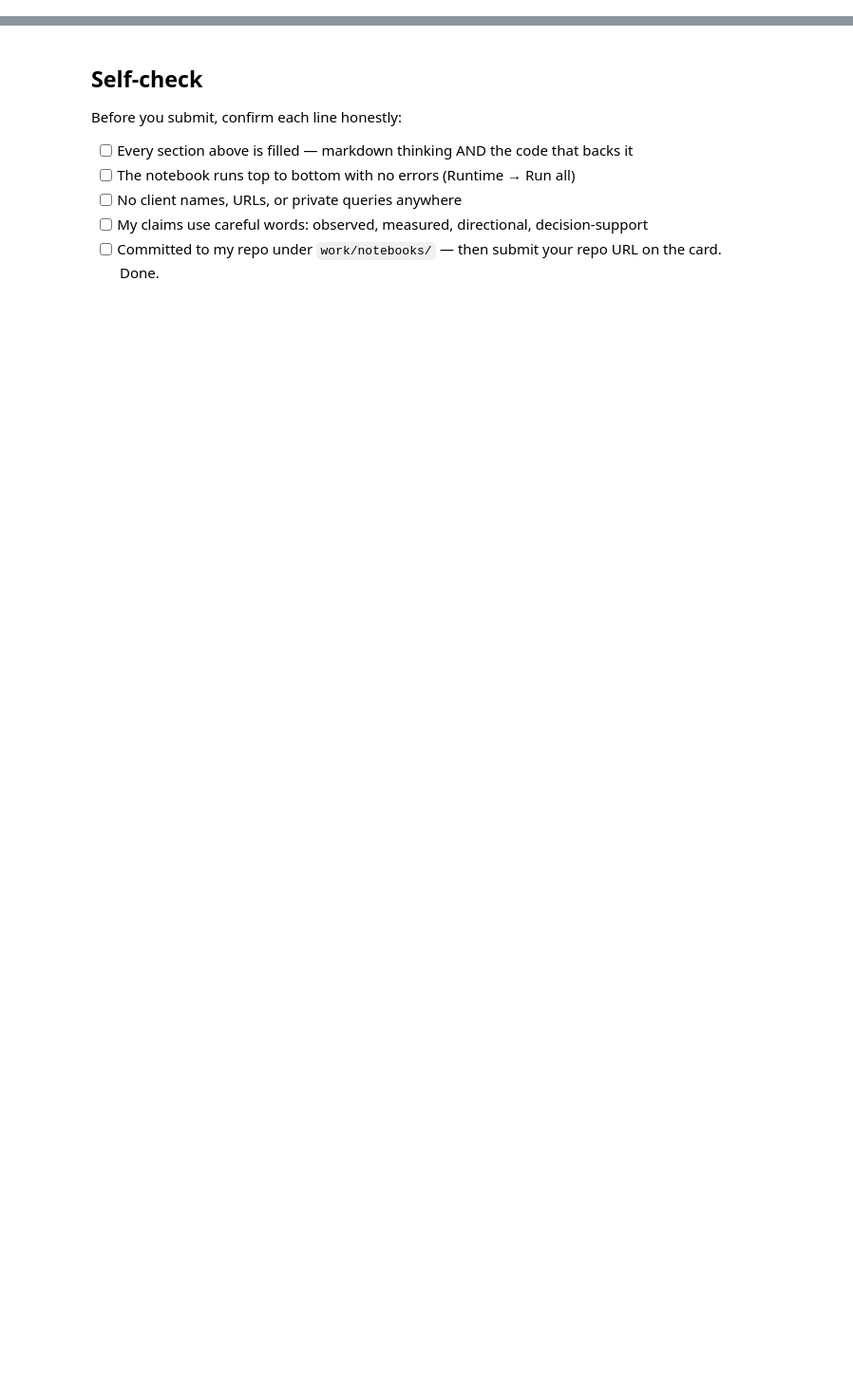
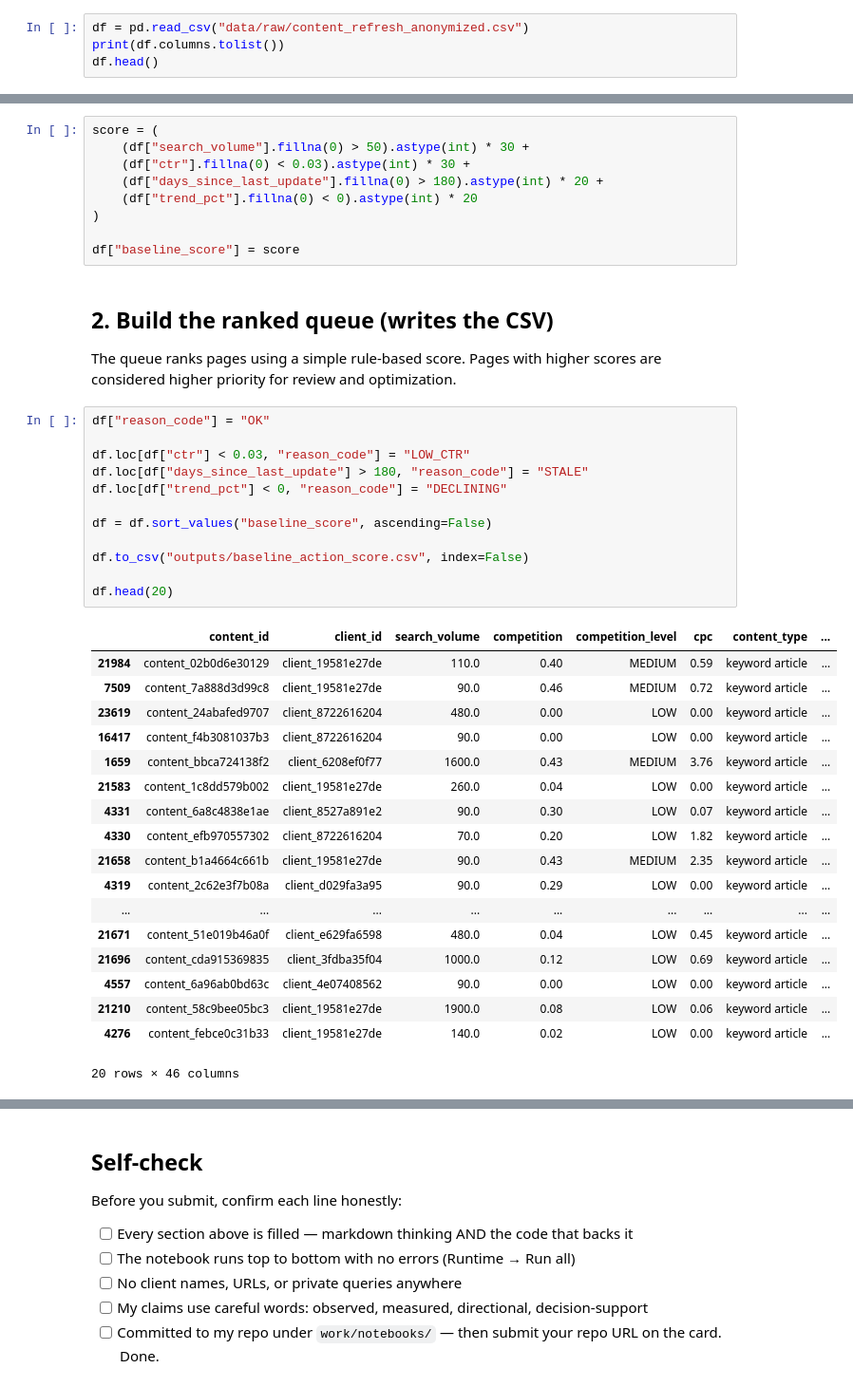
Before and after one commit to tanmayshukla28/Flyrank-internship-starter, a Jupyter notebook: work/notebooks/w04_baseline_score.ipynb, the cells around one changed output, grey strips where cells are left out. Shown at 95% size. Cells and saved outputs as stored; diff of their text form; blank space fills up the shorter version.

```diff
--- a/work/notebooks/w04_baseline_score.ipynb
+++ b/work/notebooks/w04_baseline_score.ipynb
@@ -36,0 +127,4 @@ This skeleton is yours to fill. Work the sections **in order** — each one has
+# %%
+df = pd.read_csv("data/raw/content_refresh_anonymized.csv")
+print(df.columns.tolist())
+df.head()
@@ -36,0 +165,44 @@ This skeleton is yours to fill. Work the sections **in order** — each one has
+# %%
+score = (
+    (df["search_volume"].fillna(0) > 50).astype(int) * 30 +
+    (df["ctr"].fillna(0) < 0.03).astype(int) * 30 +
+    (df["days_since_last_update"].fillna(0) > 180).astype(int) * 20 +
+    (df["trend_pct"].fillna(0) < 0).astype(int) * 20
+)
+
+df["baseline_score"] = score
+# %% [markdown]
+## 2. Build the ranked queue (writes the CSV)
+
+The queue ranks pages using a simple rule-based score. Pages with higher scores are considered higher priority for review and optimization.
+# %%
+df["reason_code"] = "OK"
+
+df.loc[df["ctr"] < 0.03, "reason_code"] = "LOW_CTR"
+df.loc[df["days_since_last_update"] > 180, "reason_code"] = "STALE"
+df.loc[df["trend_pct"] < 0, "reason_code"] = "DECLINING"
+
+df = df.sort_values("baseline_score", ascending=False)
+
+df.to_csv("outputs/baseline_action_score.csv", index=False)
+
+df.head(20)
+# %% [output]
+|  | content_id | client_id | search_volume | competition | competition_level | cpc | content_type | ... |
+| 21984 | content_02b0d6e30129 | client_19581e27de | 110.0 | 0.40 | MEDIUM | 0.59 | keyword article | ... |
+| 7509 | content_7a888d3d99c8 | client_19581e27de | 90.0 | 0.46 | MEDIUM | 0.72 | keyword article | ... |
+| 23619 | content_24abafed9707 | client_8722616204 | 480.0 | 0.00 | LOW | 0.00 | keyword article | ... |
+| 16417 | content_f4b3081037b3 | client_8722616204 | 90.0 | 0.00 | LOW | 0.00 | keyword article | ... |
+| 1659 | content_bbca724138f2 | client_6208ef0f77 | 1600.0 | 0.43 | MEDIUM | 3.76 | keyword article | ... |
+| 21583 | content_1c8dd579b002 | client_19581e27de | 260.0 | 0.04 | LOW | 0.00 | keyword article | ... |
+| 4331 | content_6a8c4838e1ae | client_8527a891e2 | 90.0 | 0.30 | LOW | 0.07 | keyword article | ... |
+| 4330 | content_efb970557302 | client_8722616204 | 70.0 | 0.20 | LOW | 1.82 | keyword article | ... |
+| 21658 | content_b1a4664c661b | client_19581e27de | 90.0 | 0.43 | MEDIUM | 2.35 | keyword article | ... |
+| 4319 | content_2c62e3f7b08a | client_d029fa3a95 | 90.0 | 0.29 | LOW | 0.00 | keyword article | ... |
+| ... | ... | ... | ... | ... | ... | ... | ... | ... |
+| 21671 | content_51e019b46a0f | client_e629fa6598 | 480.0 | 0.04 | LOW | 0.45 | keyword article | ... |
+| 21696 | content_cda915369835 | client_3fdba35f04 | 1000.0 | 0.12 | LOW | 0.69 | keyword article | ... |
+| 4557 | content_6a96ab0bd63c | client_4e07408562 | 90.0 | 0.00 | LOW | 0.00 | keyword article | ... |
+| 21210 | content_58c9bee05bc3 | client_19581e27de | 1900.0 | 0.08 | LOW | 0.06 | keyword article | ... |
+| 4276 | content_febce0c31b33 | client_19581e27de | 140.0 | 0.02 | LOW | 0.00 | keyword article | ... |
+20 rows × 46 columns
```
Also changed, not shown: parts of 27 cells of this notebook.
